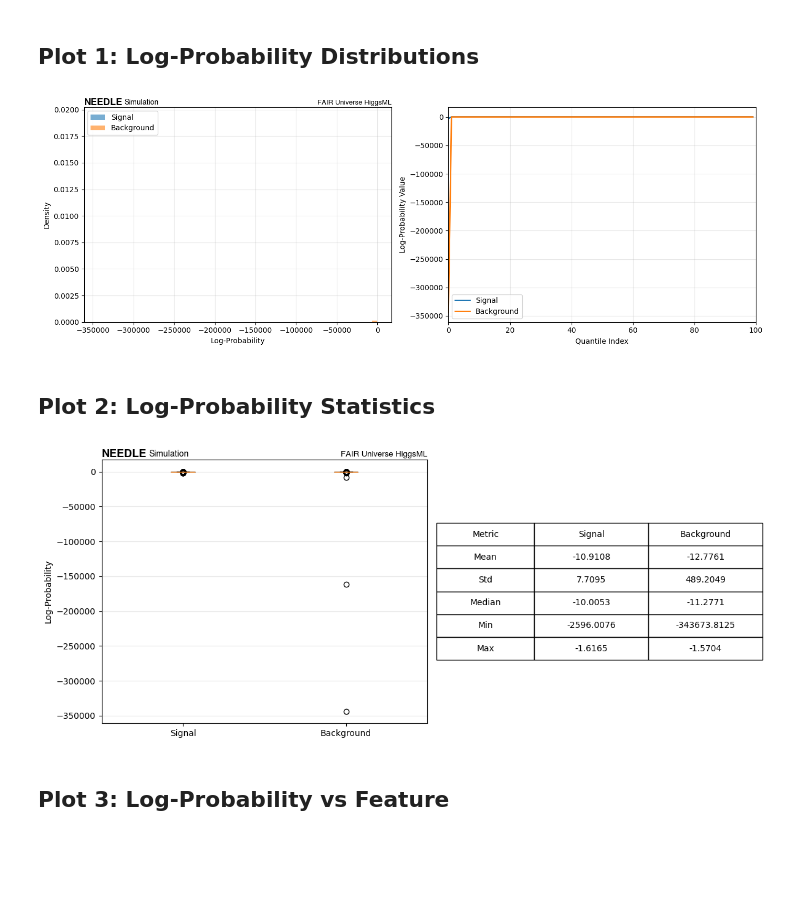
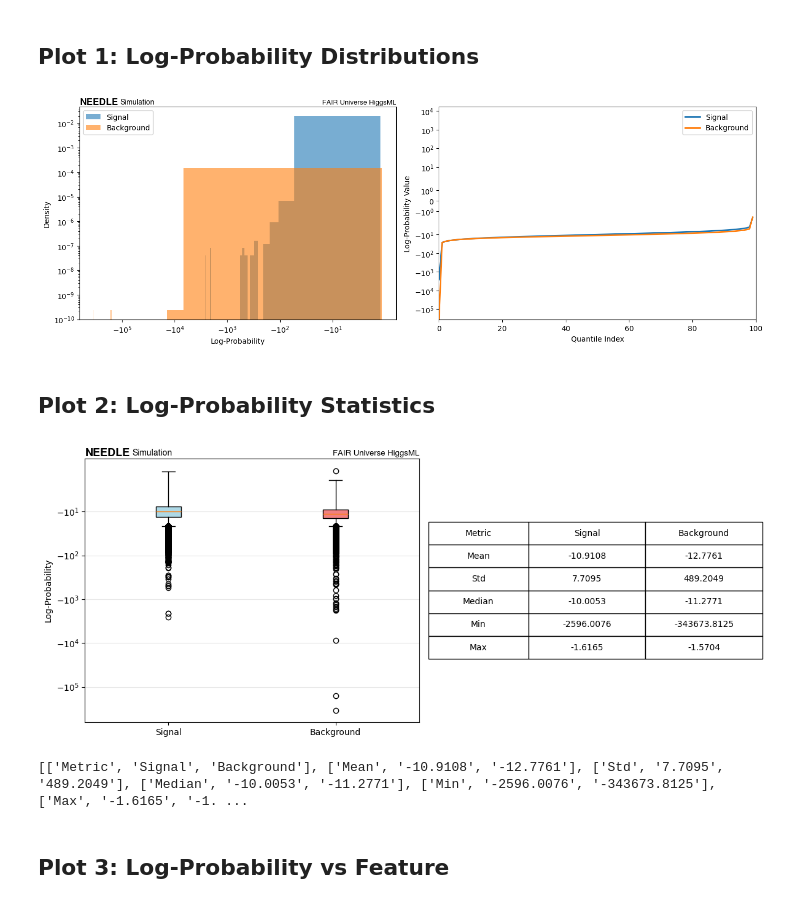
Before and after one commit to needle-sbi/needle-sbi, a Jupyter notebook: examples/fair_universe_demo/validation.ipynb, the cells around one changed output. Saved outputs shown, nothing was run; the diff lists cells and outputs as text; code cells hidden in the pictures; blank space fills up the shorter version.

```diff
--- a/examples/fair_universe_demo/validation.ipynb
+++ b/examples/fair_universe_demo/validation.ipynb
@@ -103,32 +103,33 @@ Background log-probs: mean=-12.776, std=489.205
 # %%
 fig, axes = plt.subplots(1, 2, figsize=(14, 5))
 
 # Histogram comparison
 axes[0].hist(signal_logprobs, bins=50, alpha=0.6, label='Signal', density=True)
 axes[0].hist(bg_logprobs, bins=50, alpha=0.6, label='Background', density=True)
 axes[0].set_xlabel('Log-Probability')
 axes[0].set_ylabel('Density')
+axes[0].set_xscale("symlog")
+axes[0].set_yscale("log")
 axes[0].legend()
-axes[0].grid(True, alpha=0.3)
 
 # Quantile comparison
 q_sig = np.quantile(signal_logprobs, np.linspace(0, 1, 100))
 q_bg = np.quantile(bg_logprobs, np.linspace(0, 1, 100))
 axes[1].plot(q_sig, label='Signal', linewidth=2)
 axes[1].plot(q_bg, label='Background', linewidth=2)
 axes[1].set_xlabel('Quantile Index')
 axes[1].set_ylabel('Log-Probability Value')
 axes[1].legend()
 axes[1].set_xlim(0, 100)
-axes[1].grid(True, alpha=0.3)
+axes[1].set_yscale("symlog")
 
 plt.tight_layout()
 
 fig = PlottingMixin.set_needle_plot_style(fig)
 
 plt.show()
 # %% [output]
-[figure, old version]
+[figure, new version]
 # %% [markdown]
 ## Plot 2: Log-Probability Statistics
 # %%
@@ -136,11 +137,12 @@ fig, axes = plt.subplots(1, 2, figsize=(12, 5))
 
 # Box plot
 data_to_plot = [signal_logprobs, bg_logprobs]
-bp = axes[0].boxplot(data_to_plot, labels=['Signal', 'Background'], patch_artist=True)
+bp = axes[0].boxplot(data_to_plot, tick_labels=['Signal', 'Background'], patch_artist=True)
 for patch, color in zip(bp['boxes'], ['lightblue', 'lightcoral']):
     patch.set_facecolor(color)
 axes[0].set_ylabel('Log-Probability')
 axes[0].grid(True, alpha=0.3, axis='y')
+axes[0].set_yscale("symlog")
 
 # Statistics table
 stats = {
@@ -182,8 +184,10 @@ table.scale(1, 2)
 plt.tight_layout()
 fig = PlottingMixin.set_needle_plot_style(fig)
 plt.show()
+print(table_data)
 # %% [output]
-[figure, old version]
+[figure, new version]
+[['Metric', 'Signal', 'Background'], ['Mean', '-10.9108', '-12.7761'], ['Std', '7.7095', '489.2049'], ['Median', '-10.0053', '-11.2771'], ['Min', '-2596.0076', '-343673.8125'], ['Max', '-1.6165', '-1. ...
 # %% [markdown]
 ## Plot 3: Log-Probability vs Feature
 # %%
```
Also changed, not shown: parts of 5 cells of this notebook, 3 other files.
